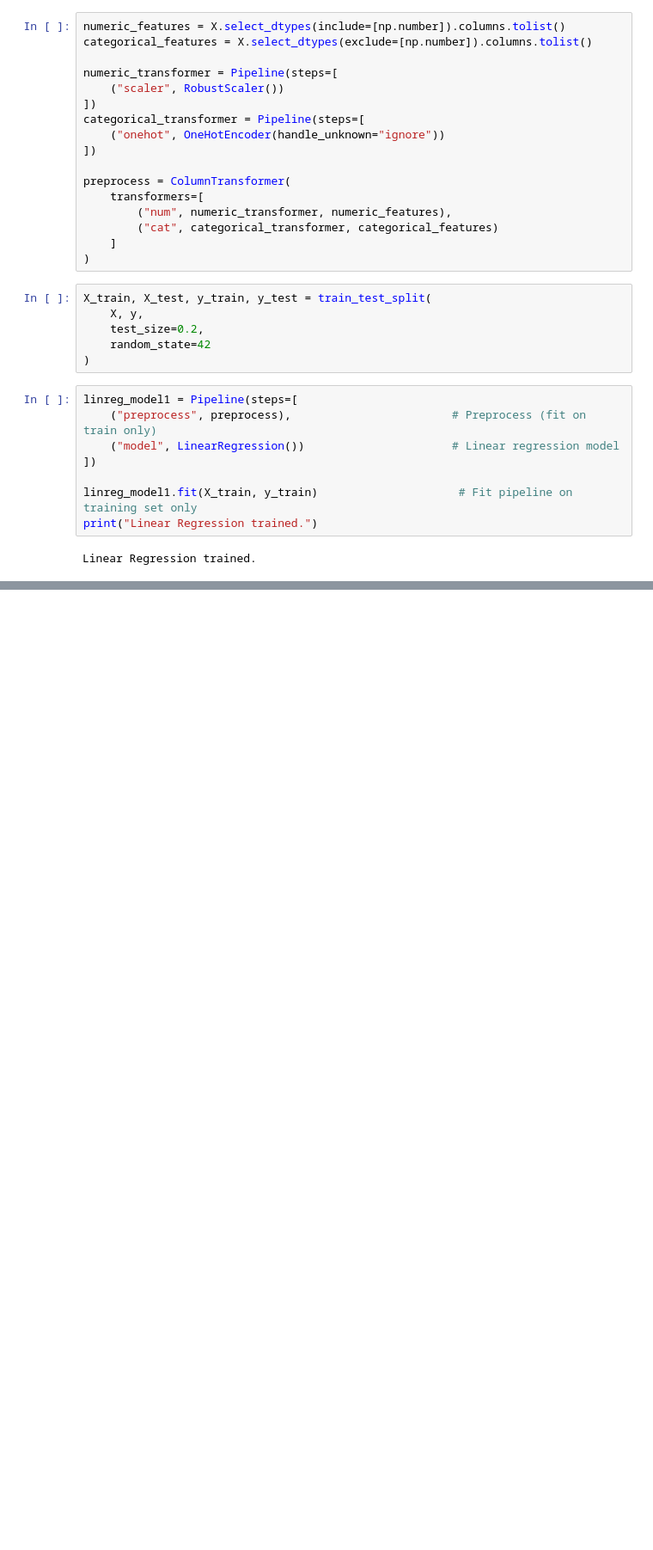
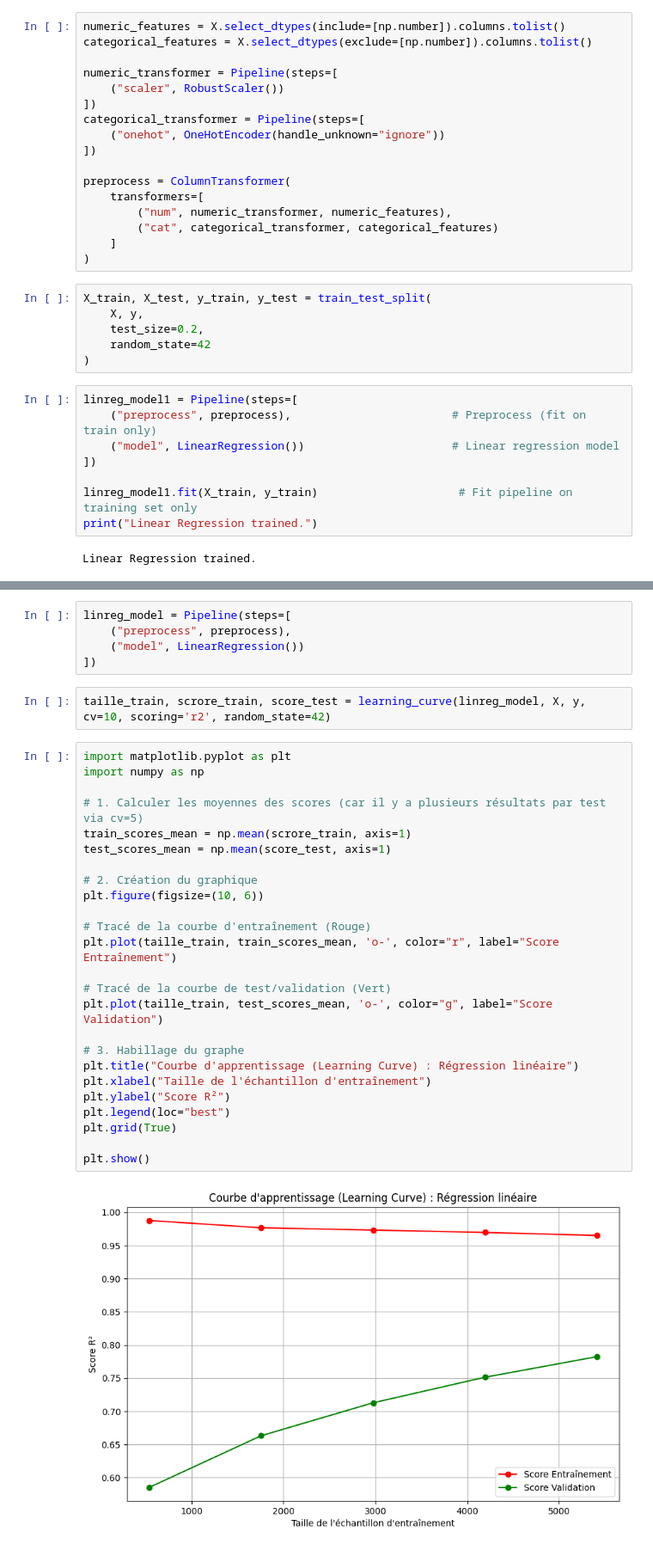
Before and after one commit to taqisamya/Pr-dire-le-prix-de-voiture--projet-r-gression, a Jupyter notebook: notebooks/model_train_linreg2.ipynb, the cells around one changed output, grey strips where cells are left out. Shown at 86% size. Cells and saved outputs as stored; diff of their text form; blank space fills up the shorter version.

Commit message:
Màj
Mise à jour projet régression + interface

```diff
--- a/notebooks/model_train_linreg2.ipynb
+++ b/notebooks/model_train_linreg2.ipynb
@@ -101,0 +105,34 @@ R^2 : 0.6380
+# %%
+linreg_model = Pipeline(steps=[
+    ("preprocess", preprocess),
+    ("model", LinearRegression())
+])
+# %%
+taille_train, scrore_train, score_test = learning_curve(linreg_model, X, y, cv=10, scoring='r2', random_state=42)
+# %%
+import matplotlib.pyplot as plt
+import numpy as np
+
+# 1. Calculer les moyennes des scores (car il y a plusieurs résultats par test via cv=5)
+train_scores_mean = np.mean(scrore_train, axis=1)
+test_scores_mean = np.mean(score_test, axis=1)
+
+# 2. Création du graphique
+plt.figure(figsize=(10, 6))
+
+# Tracé de la courbe d'entraînement (Rouge)
+plt.plot(taille_train, train_scores_mean, 'o-', color="r", label="Score Entraînement")
+
+# Tracé de la courbe de test/validation (Vert)
+plt.plot(taille_train, test_scores_mean, 'o-', color="g", label="Score Validation")
+
+# 3. Habillage du graphe
+plt.title("Courbe d'apprentissage (Learning Curve) : Régression linéaire")
+plt.xlabel("Taille de l'échantillon d'entraînement")
+plt.ylabel("Score R²")
+plt.legend(loc="best")
+plt.grid(True)
+
+plt.show()
+# %% [output]
+[figure, added]
```
Also changed, not shown: parts of 9 cells of this notebook, 8 other files.
